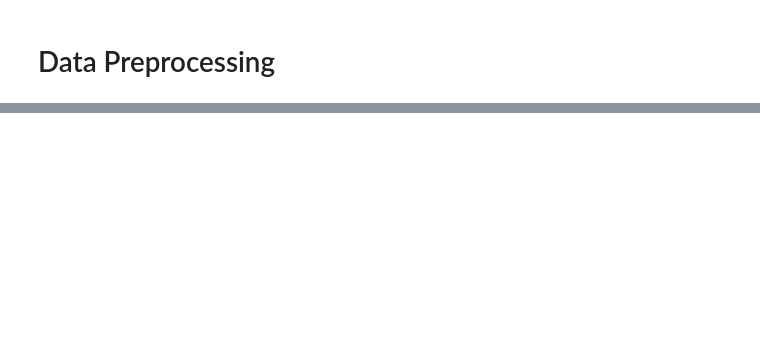
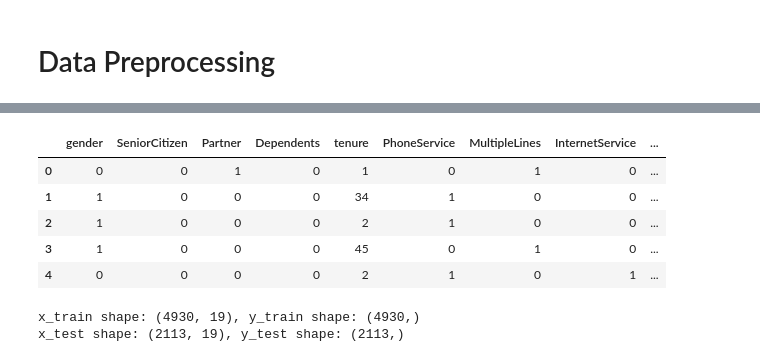
Before and after one commit to AftabQuant/Machine-Learning-Chronicles, a Jupyter notebook: InternShala Project/Customer Churn Prediction/Classification Model .ipynb, the cells around one changed output, grey strips where cells are left out. Saved outputs shown, nothing was run; the diff lists cells and outputs as text; code cells hidden in the pictures; blank space fills up the shorter version.

```diff
--- a/InternShala Project/Customer Churn Prediction/Classification Model .ipynb
+++ b/InternShala Project/Customer Churn Prediction/Classification Model .ipynb
@@ -107,6 +115,2 @@ plt.show()
 # %% [markdown]
 # Data Preprocessing
-# %%
-from sklearn.preprocessing import StandardScaler, LabelEncoder
-label_encoders = {}
-for col in ['gender', 'InternetService', 'OnlineSecurity', 'PhoneService'] :
@@ -112,0 +121,17 @@ for col in ['gender', 'InternetService', 'OnlineSecurity', 'PhoneService'] :
+# %%
+# Preprocessing - Label Encoding
+label_encoders = {}
+categorical_columns = [
+    'gender', 'InternetService', 'DeviceProtection', 'PhoneService',
+    'Partner', 'Dependents', 'MultipleLines', 'PaymentMethod',
+    'PaperlessBilling', 'Contract', 'TechSupport', 'StreamingMovies','OnlineBackup',
+    'StreamingTV',
+]
+for col in categorical_columns:
+    le = LabelEncoder()
+    df[col] = le.fit_transform(df[col])
+    label_encoders[col] = le
+
+x = df.drop(['customerID', 'Churn'], axis=1)
+y = df['Churn']
+print(df.dtypes)
@@ -112,0 +156,9 @@ for col in ['gender', 'InternetService', 'OnlineSecurity', 'PhoneService'] :
+# %%
+x.head()
+# %% [output]
+|  | gender | SeniorCitizen | Partner | Dependents | tenure | PhoneService | MultipleLines | InternetService | ... |
+| 0 | 0 | 0 | 1 | 0 | 1 | 0 | 1 | 0 | ... |
+| 1 | 1 | 0 | 0 | 0 | 34 | 1 | 0 | 0 | ... |
+| 2 | 1 | 0 | 0 | 0 | 2 | 1 | 0 | 0 | ... |
+| 3 | 1 | 0 | 0 | 0 | 45 | 0 | 1 | 0 | ... |
+| 4 | 0 | 0 | 0 | 0 | 2 | 1 | 0 | 1 | ... |
@@ -112,0 +168,12 @@ for col in ['gender', 'InternetService', 'OnlineSecurity', 'PhoneService'] :
+# %%
+# Feature Scaling (Only for numeric features)
+scaler = StandardScaler()
+x_train = scaler.fit_transform(x_train)
+x_test = scaler.transform(x_test)
+
+# Verify the shapes
+print(f"x_train shape: {x_train.shape}, y_train shape: {y_train.shape}")
+print(f"x_test shape: {x_test.shape}, y_test shape: {y_test.shape}")
+# %% [output]
+x_train shape: (4930, 19), y_train shape: (4930,)
+x_test shape: (2113, 19), y_test shape: (2113,)
```
Also changed, not shown: parts of 6 cells of this notebook.
